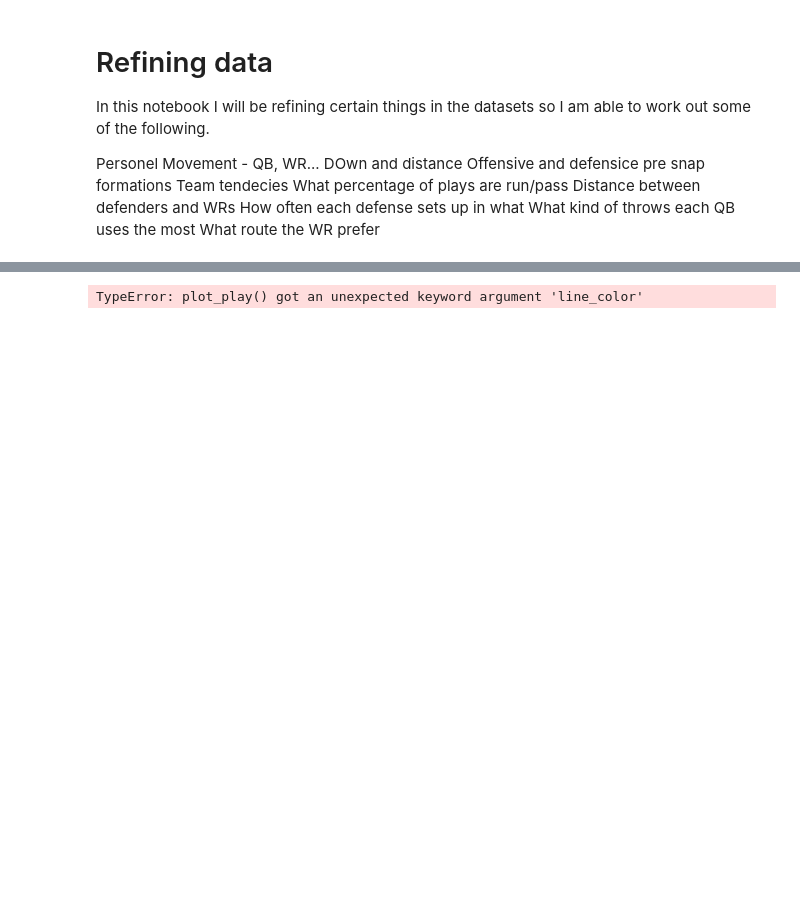
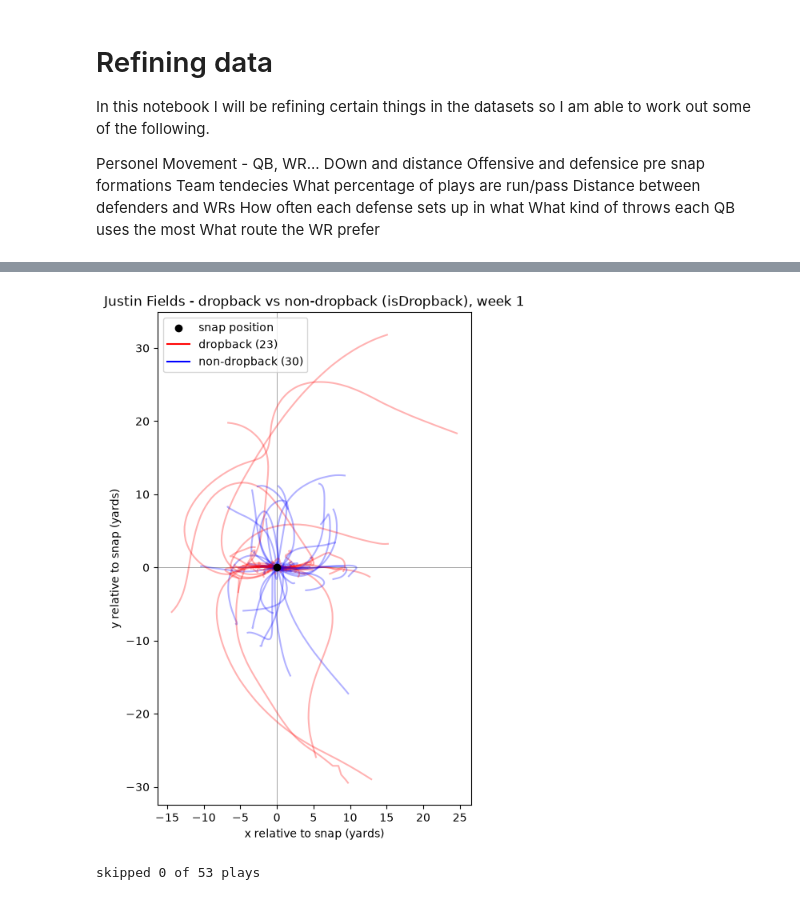
Before and after one commit to seanlee2802/Practice-repo, a Jupyter notebook: notebooks/O_2_refining_data.ipynb, the cells around one changed output, grey strips where cells are left out. Saved outputs shown, nothing was run; the diff lists cells and outputs as text; code cells hidden in the pictures; blank space fills up the shorter version.

Commit message:
movement patterns (#7)
* clean up

* Update O_2_refining_data.ipynb

* initial testing

```diff
--- a/notebooks/O_2_refining_data.ipynb
+++ b/notebooks/O_2_refining_data.ipynb
@@ -30,14 +24,64 @@ players = pd.read_csv('/Users/seanlee/Desktop/Github_repositories/Practice-repo/
 tracking_week1 = pd.read_csv('/Users/seanlee/Desktop/Github_repositories/Practice-repo/data/tracking_week_1.csv')
 
 game_id, play_id, one_play = get_random_play(tracking_week1)
-# %%
-#personel movement refying the data to show the movement of a particular position with the play.
-#creating a function that maps one particular players movement on the play.
-position = 'QB'
-
-play_with_positions = one_play.merge(players[['nflId', 'position']], on='nflId', how='left')
-position_play = play_with_positions[play_with_positions['position'] == position]
-
-plot_play(position_play, game_id, play_id, line_color='red')
-# %% [output]
-TypeError: plot_play() got an unexpected keyword argument 'line_color'
+# %%
+#overlay a specific QB's movement across all his plays in week 1, color-coded by plays.csv's isDropback
+import matplotlib.pyplot as plt
+
+plays = pd.read_csv('/Users/seanlee/Desktop/Github_repositories/Practice-repo/data/plays.csv')
+
+qb_name = 'Justin Fields'
+
+qb_id = players.loc[players['displayName'] == qb_name, 'nflId'].iloc[0]
+qb_tracking = tracking_week1[tracking_week1['nflId'] == qb_id]
+
+qb_plays = qb_tracking[['gameId', 'playId']].drop_duplicates()
+
+fig, ax = plt.subplots(figsize=(8, 8))
+ax.axhline(0, color='grey', linewidth=0.5)
+ax.axvline(0, color='grey', linewidth=0.5)
+
+dropback_count = 0
+non_dropback_count = 0
+skipped = 0
+
+for _, row in qb_plays.iterrows():
+    g_id, p_id = row['gameId'], row['playId']
+    play_df = qb_tracking[(qb_tracking['gameId'] == g_id) & (qb_tracking['playId'] == p_id)]
+
+    snap_row = play_df[play_df['event'] == 'ball_snap']
+    if snap_row.empty:
+        skipped += 1
+        continue
+
+    snap_x = snap_row['x'].iloc[0]
+    snap_y = snap_row['y'].iloc[0]
+
+    play_info = plays[(plays['gameId'] == g_id) & (plays['playId'] == p_id)]
+    if play_info.empty:
+        skipped += 1
+        continue
+
+    if play_info['isDropback'].iloc[0]:
+        dropback_count += 1
+        color = 'red'
+    else:
+        non_dropback_count += 1
+        color = 'blue'
+
+    ax.plot(play_df['x'] - snap_x, play_df['y'] - snap_y, color=color, alpha=0.3)
+
+ax.scatter(0, 0, color='black', zorder=5, label='snap position')
+ax.plot([], [], color='red', label=f'dropback ({dropback_count})')
+ax.plot([], [], color='blue', label=f'non-dropback ({non_dropback_count})')
+ax.legend()
+ax.set_aspect('equal')
+ax.set_title(f"{qb_name} - dropback vs non-dropback (isDropback), week 1")
+ax.set_xlabel('x relative to snap (yards)')
+ax.set_ylabel('y relative to snap (yards)')
+plt.show()
+
+print(f"skipped {skipped} of {len(qb_plays)} plays")
+# %% [output]
+[figure, added]
+skipped 0 of 53 plays
```
Also changed, not shown: parts of 3 cells of this notebook, 5 other files.
